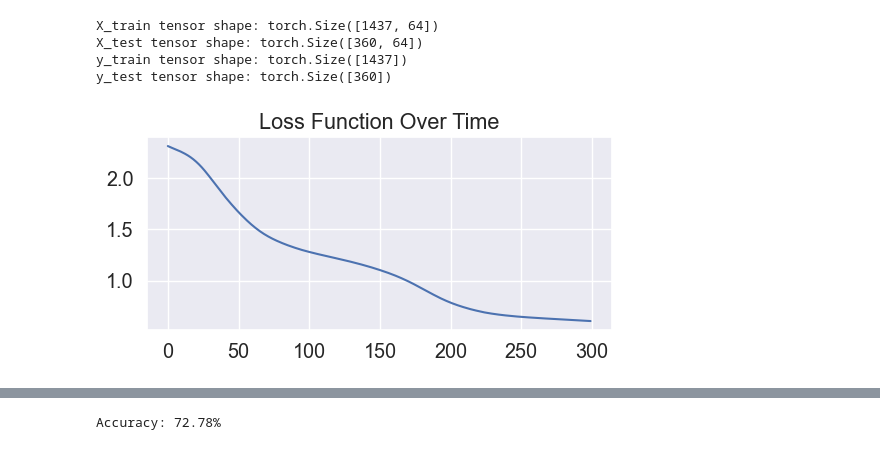
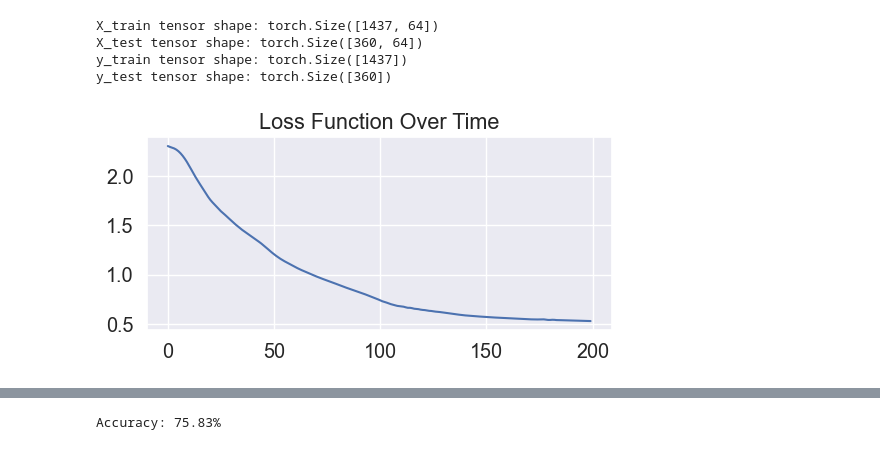
Before and after one commit to pawel-kowal/Quantum_ML, a Jupyter notebook: ML_vs_QML.ipynb, the cells around one changed output, grey strips where cells are left out. Drawn from its saved outputs; the diff is of its cells as text; code cells hidden in the pictures.

```diff
--- a/ML_vs_QML.ipynb
+++ b/ML_vs_QML.ipynb
@@ -247,37 +244,37 @@ N_INPUT = X_train_tensor.shape[1]
 N_OUTPUT = 10
 model = QN(N_INPUT=64, N_OUTPUT=10, Q_NODE=qlayer, N_QUBITS=n_qubits)
 # %%
-learning_rate = 0.001
+learning_rate = 0.004
 optimiser = torch.optim.Adam(model.parameters(), lr=learning_rate)
 criterion = nn.CrossEntropyLoss()
 losses = []
 
 def callback(model, loss):
     losses.append(loss.item())
     clear_output(wait=True)
 
     plt.figure(figsize=(6, 2.5))
     plt.title('Loss Function Over Time')
     plt.plot(losses)
     plt.show()
 
 def train(X, Y, model, optimiser, epochs, lossfn, callback=None):
     for epoch in range(epochs):
         model.train()
         prediction = model(X)
         loss = lossfn(prediction, Y)
 
         optimiser.zero_grad()
         loss.backward()
         optimiser.step()
 
         model.eval()
         if callback is not None:
             callback(model, loss)
 
         # Debug: Wydrukuj funkcję straty na każdym kroku
         print(f"Epoch [{epoch}/{epochs}], Loss: {loss.item():.4f}")
 
-train(X_train_tensor, y_train_tensor, model, optimiser, epochs=300, lossfn=criterion, callback=callback)
+train(X_train_tensor, y_train_tensor, model, optimiser, epochs=200, lossfn=criterion, callback=callback)
 # %% [output]
-[figure, old version]
+[figure, new version]
@@ -285,6 +282,7 @@ Epoch [299/300], Loss: 0.6074
 # %%
+quantum_loss = losses[-1]
 y_pred = model.predict(X_test_tensor)
-accuracy = (y_pred == y_test_tensor).sum().item() / len(y_test_tensor)
-print(f"Accuracy: {accuracy * 100:.2f}%")
+quantum_accuracy = (y_pred == y_test_tensor).sum().item() / len(y_test_tensor)
+print(f"Accuracy: {quantum_accuracy * 100:.2f}%")
 # %% [output]
-Accuracy: 72.78%
+Accuracy: 75.83%
```
Also changed, not shown: parts of 15 cells of this notebook.
